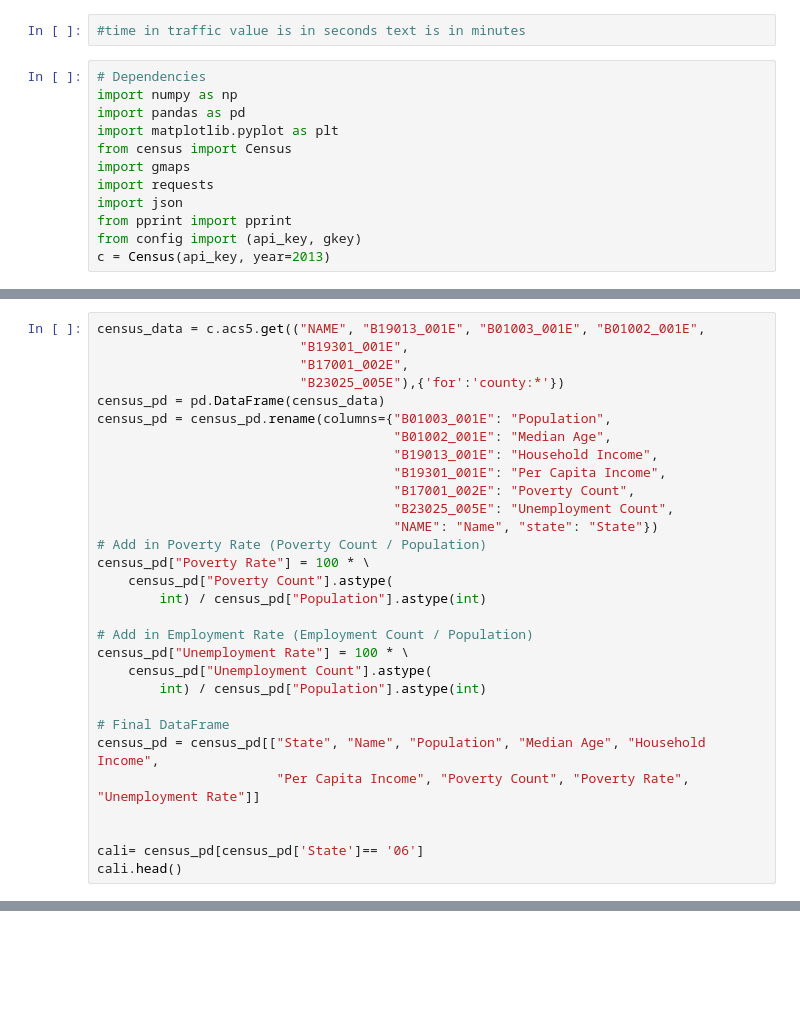
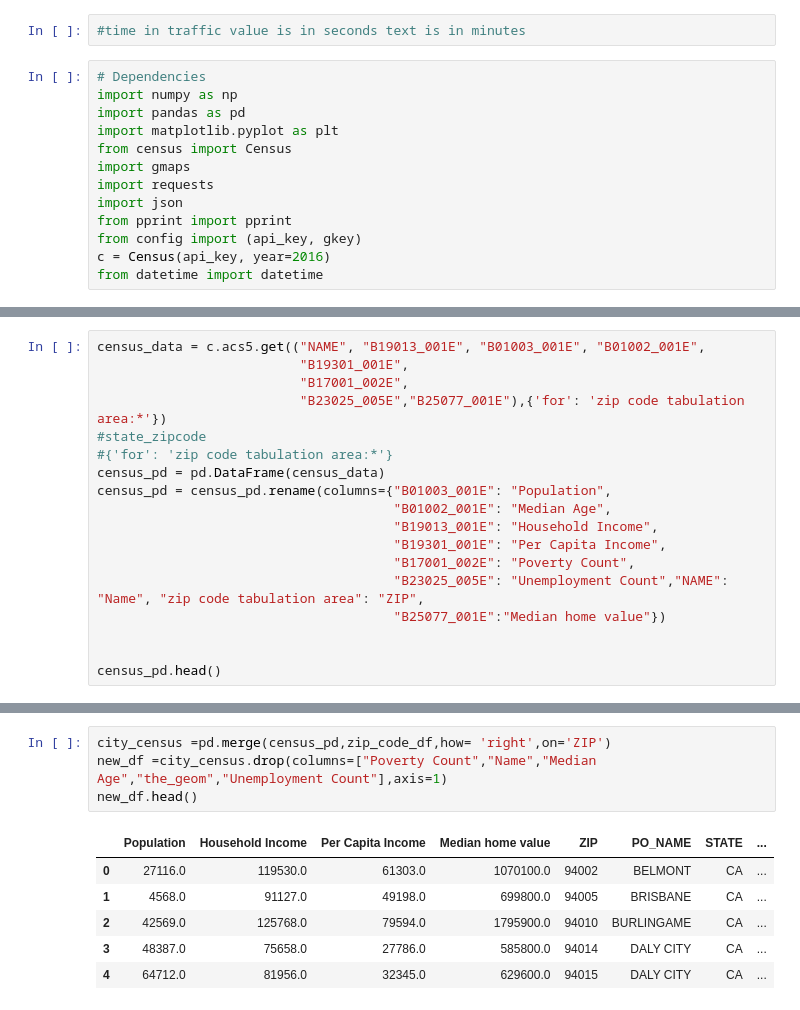
Before and after one commit to lishuai928/Project-Gmap-Graphs, a Jupyter notebook: Traffic tracker.ipynb, the cells around one changed output, grey strips where cells are left out. Drawn from its saved outputs; the diff is of its cells as text; blank space fills up the shorter version.

```diff
--- a/Traffic tracker.ipynb
+++ b/Traffic tracker.ipynb
@@ -11,4 +11,5 @@ import requests
 import json
 from pprint import pprint
 from config import (api_key, gkey)
-c = Census(api_key, year=2013)
+c = Census(api_key, year=2016)
+from datetime import datetime
@@ -95,29 +127,17 @@ traffic_df.head(10)
 census_data = c.acs5.get(("NAME", "B19013_001E", "B01003_001E", "B01002_001E",
                           "B19301_001E",
                           "B17001_002E",
-                          "B23025_005E"),{'for':'county:*'})
+                          "B23025_005E","B25077_001E"),{'for': 'zip code tabulation area:*'})
+#state_zipcode
+#{'for': 'zip code tabulation area:*'}
 census_pd = pd.DataFrame(census_data)
 census_pd = census_pd.rename(columns={"B01003_001E": "Population",
                                       "B01002_001E": "Median Age",
                                       "B19013_001E": "Household Income",
                                       "B19301_001E": "Per Capita Income",
                                       "B17001_002E": "Poverty Count",
-                                      "B23025_005E": "Unemployment Count",
-                                      "NAME": "Name", "state": "State"})
-# Add in Poverty Rate (Poverty Count / Population)
-census_pd["Poverty Rate"] = 100 * \
-    census_pd["Poverty Count"].astype(
-        int) / census_pd["Population"].astype(int)
-
-# Add in Employment Rate (Employment Count / Population)
-census_pd["Unemployment Rate"] = 100 * \
-    census_pd["Unemployment Count"].astype(
-        int) / census_pd["Population"].astype(int)
-
-# Final DataFrame
-census_pd = census_pd[["State", "Name", "Population", "Median Age", "Household Income",
-                       "Per Capita Income", "Poverty Count", "Poverty Rate", "Unemployment Rate"]]
+                                      "B23025_005E": "Unemployment Count","NAME": "Name", "zip code tabulation area": "ZIP",
+                                      "B25077_001E":"Median home value"})
 
 
-cali= census_pd[census_pd['State']== '06']
-cali.head()
+census_pd.head()
@@ -123,0 +151,11 @@ cali.head()
+# %%
+city_census =pd.merge(census_pd,zip_code_df,how= 'right',on='ZIP')
+new_df =city_census.drop(columns=["Poverty Count","Name","Median Age","the_geom","Unemployment Count"],axis=1)
+new_df.head()
+# %% [output]
+|  | Population | Household Income | Per Capita Income | Median home value | ZIP | PO_NAME | STATE | ... |
+| 0 | 27116.0 | 119530.0 | 61303.0 | 1070100.0 | 94002 | BELMONT | CA | ... |
+| 1 | 4568.0 | 91127.0 | 49198.0 | 699800.0 | 94005 | BRISBANE | CA | ... |
+| 2 | 42569.0 | 125768.0 | 79594.0 | 1795900.0 | 94010 | BURLINGAME | CA | ... |
+| 3 | 48387.0 | 75658.0 | 27786.0 | 585800.0 | 94014 | DALY CITY | CA | ... |
+| 4 | 64712.0 | 81956.0 | 32345.0 | 629600.0 | 94015 | DALY CITY | CA | ... |
```
Also changed, not shown: parts of 7 cells of this notebook, 3 other files.
